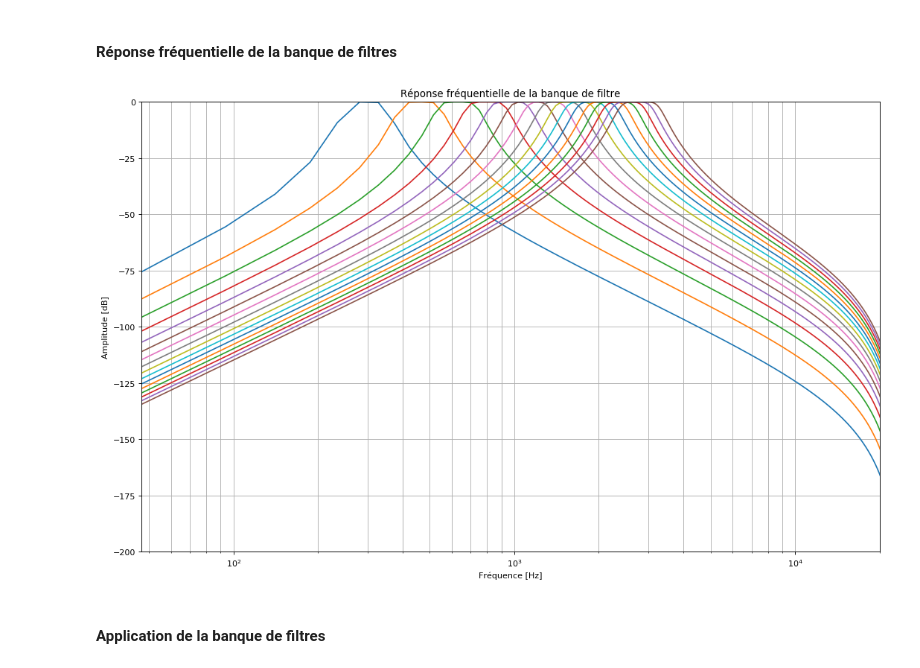
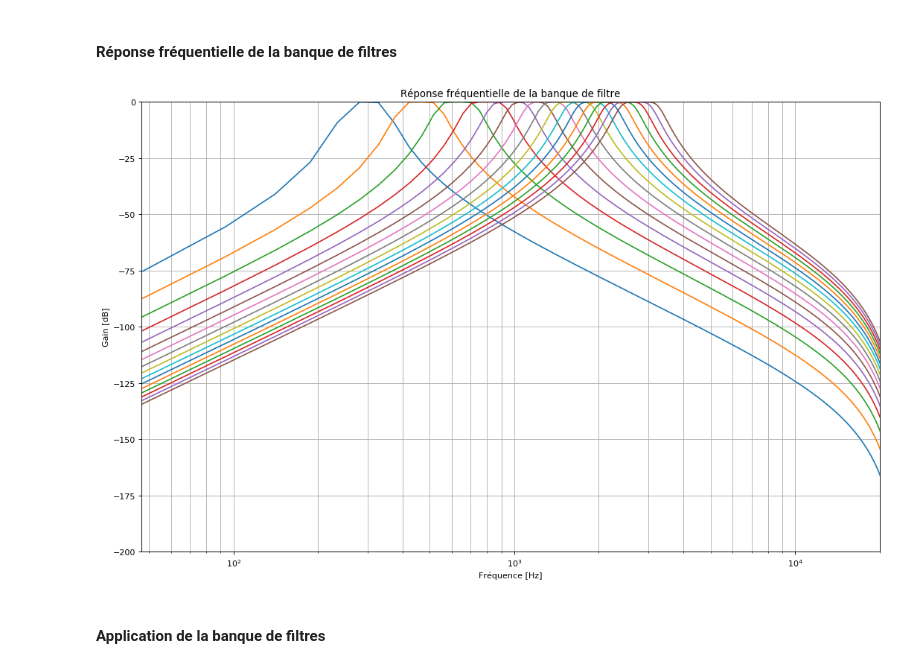
Before and after one commit to lowlighter/sound, a Jupyter notebook: Projet M1.ipynb, the cells around one changed output. Drawn from its saved outputs; the diff is of its cells as text; code cells hidden in the pictures.

```diff
--- a/Projet M1.ipynb
+++ b/Projet M1.ipynb
@@ -83,21 +91,20 @@ def bandpass(fc, q, n, fs):
     # Calcul de la fréquence de Nyquist
     nyq = fs / 2
     # Détermination des fréquences de coupures basses et hautes
-    fl = (fc - df/2) / nyq
-    fh = (fc + df/2) / nyq
-    # Debug
-    print("Fc : ", fc)
+    fl = (fc - df/2)
+    fh = (fc + df/2)
     # Création du filtre de butterworth
-    return butter(N=n, Wn=[fl, fh], btype='band')
+    return butter(N=n, Wn=[fl/nyq, fh/nyq], btype="band"), fc, fl, fh
 # %% [markdown]
 #### Génération de la banque de filtres
 # %%
 # Banque des filtres
 filters = []
-filters_fc = []
+filters_fq = []
 # Calcul du pas
 step = round((fmax-fmin)/nb_filters)
 # Génération des filtres
 for fc in range(fmin, fmax, step):
-    filters_fc.append(fc)
-    filters.append(bandpass(fc, q, n, fs))
+    bp, fc, fl, fh = bandpass(fc, q, n, fs)
+    filters.append(bp)
+    filters_fq.append({"fc":fc, "fl":fl, "fh":fh})
@@ -122,26 +112,26 @@ Fc :  2835
 #### Réponse fréquentielle de la banque de filtres
 # %%
 # Préparation de l'affichage
-plt.figure(figsize=(16, 10), dpi= 80, facecolor='w', edgecolor='k')
+plt.figure(figsize=(16, 10), dpi= 80, facecolor="w", edgecolor="k")
 
 # Affichage des filtres
 for i in range(len(filters)):
     # Calcul de la réponse fréquentielle du filtre
     b, a = filters[i]
     w, h = signal.freqz(b, a)
     # Affichage
     plt.semilogx((fs/(2*np.pi))*w, 20 * np.log10(abs(h)));
 
 # Données d'affichage
 plt.title("Réponse fréquentielle de la banque de filtre")
-plt.xlabel('Fréquence [Hz]')
-plt.ylabel('Amplitude [dB]')
+plt.xlabel("Fréquence [Hz]")
+plt.ylabel("Gain [dB]")
 plt.xlim(0, 20000)
 plt.ylim(-200, 0)
-plt.grid(which='both', axis='both')
+plt.grid(which="both", axis="both")
 plt.show()
 # %% [output]
-[figure, old version]
+[figure, new version]
 # %% [markdown]
 #### Application de la banque de filtres
 # %%
```
Also changed, not shown: parts of 7 cells of this notebook.
